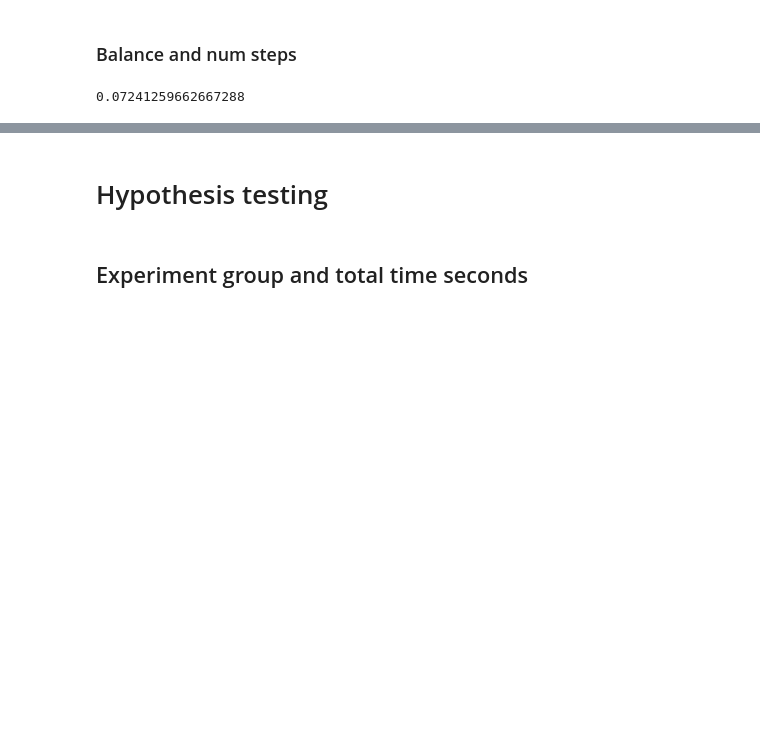
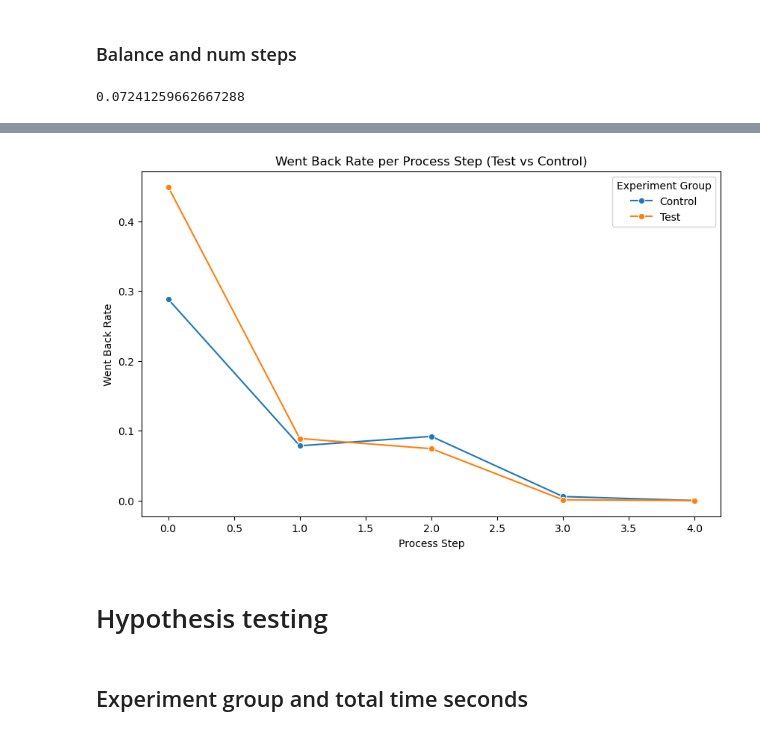
Before and after one commit to almudenaolg/Vanguard-AB-Test-Analysis, a Jupyter notebook: exploratory.ipynb, the cells around one changed output, grey strips where cells are left out. Saved outputs shown, nothing was run; the diff lists cells and outputs as text; code cells hidden in the pictures; blank space fills up the shorter version.

```diff
--- a/exploratory.ipynb
+++ b/exploratory.ipynb
@@ -1183,0 +1261,10 @@ correlation_steps_balance
+# %%
+plt.figure(figsize=(10, 6))
+sns.lineplot(data=steps_df, x='process_step', y='went_back_rate', hue='experiment_group', marker='o')
+plt.title('Went Back Rate per Process Step (Test vs Control)')
+plt.xlabel('Process Step')
+plt.ylabel('Went Back Rate')
+plt.legend(title='Experiment Group')
+plt.show()
+# %% [output]
+[figure, added]
```
Also changed, not shown: parts of 34 cells of this notebook.
